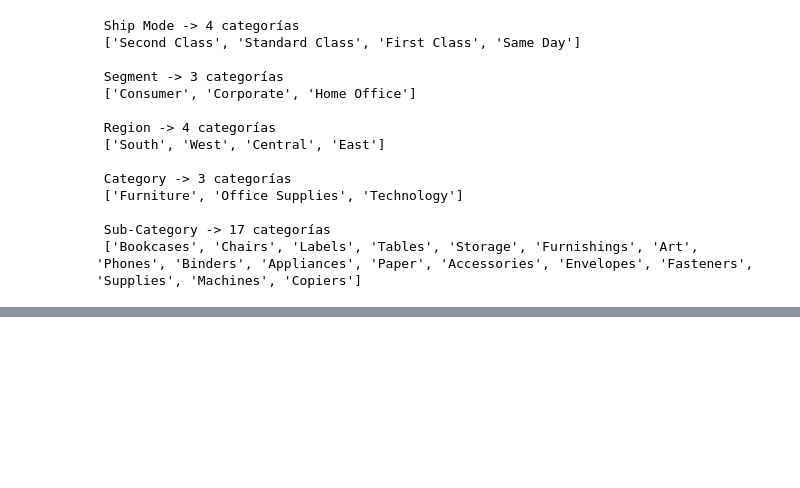
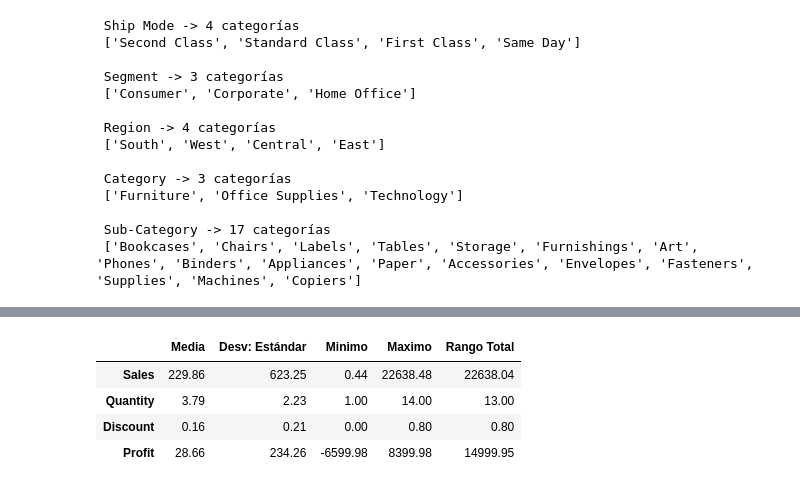
Before and after one commit to Jorge0827/MasterIA-Cohorte7, a Jupyter notebook: Modulo2/clase_1_EDA/clase_1_EDA.ipynb, the cells around one changed output, grey strips where cells are left out. Cells and saved outputs as stored; diff of their text form; code cells hidden in the pictures; blank space fills up the shorter version.

```diff
--- a/Modulo2/clase_1_EDA/clase_1_EDA.ipynb
+++ b/Modulo2/clase_1_EDA/clase_1_EDA.ipynb
@@ -128,0 +169,18 @@ Escalado de Variables:
+# %%
+#Construir una tabla de comparacion entre estadisticos por variable
+
+resumen_magnitudes = pd.DataFrame({
+    'Media': df_nums.mean().round(2),
+    'Desv: Estándar': df_nums.std().round(2),
+    'Minimo': df_nums.min().round(2),
+    'Maximo': df_nums.max().round(2),
+    'Rango Total': (df_nums.max() - df_nums.min()).round(2)
+})
+
+resumen_magnitudes
+# %% [output]
+|  | Media | Desv: Estándar | Minimo | Maximo | Rango Total |
+| Sales | 229.86 | 623.25 | 0.44 | 22638.48 | 22638.04 |
+| Quantity | 3.79 | 2.23 | 1.00 | 14.00 | 13.00 |
+| Discount | 0.16 | 0.21 | 0.00 | 0.80 | 0.80 |
+| Profit | 28.66 | 234.26 | -6599.98 | 8399.98 | 14999.95 |
```
Also changed, not shown: parts of 5 cells of this notebook, 2 other files.
